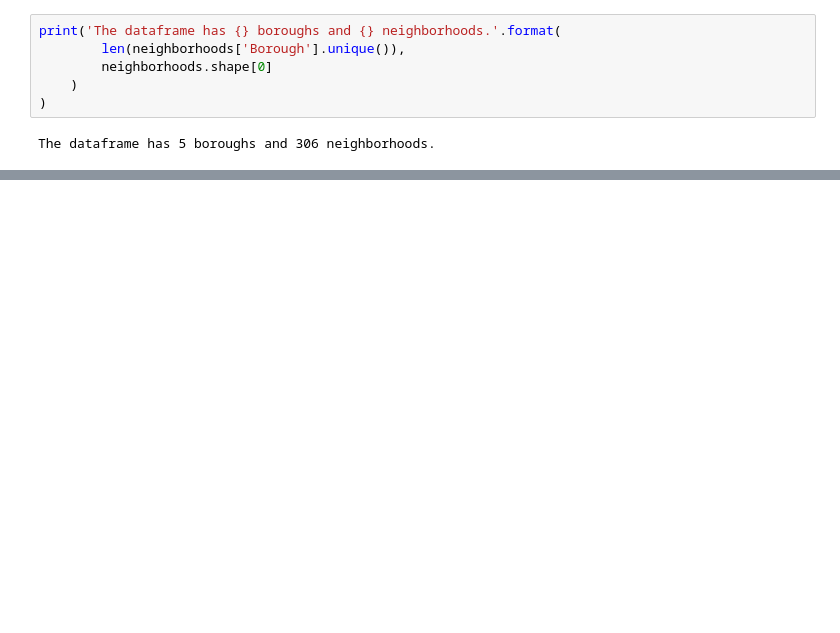
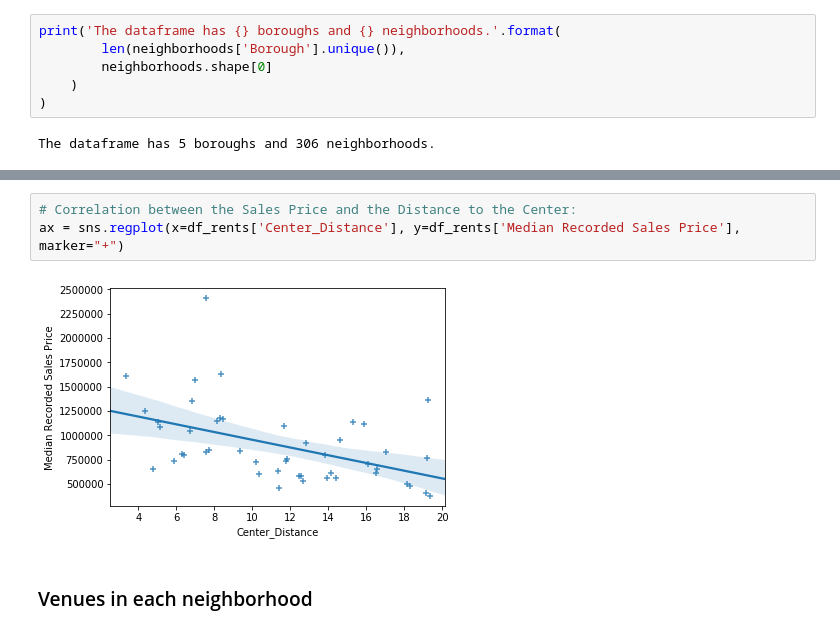
Before and after one commit to Chrisgitdata/Coursera_Capstone, a Jupyter notebook: The Battle of Neighborhoods.ipynb, the cells around one changed output, grey strips where cells are left out. Cells and saved outputs as stored; diff of their text form; blank space fills up the shorter version.

```diff
--- a/The Battle of Neighborhoods.ipynb
+++ b/The Battle of Neighborhoods.ipynb
@@ -200,0 +355,7 @@ map_newyork
+# %%
+# Correlation between the Sales Price and the Distance to the Center:
+ax = sns.regplot(x=df_rents['Center_Distance'], y=df_rents['Median Recorded Sales Price'], marker="+")
+# %% [output]
+[figure, added]
+# %% [markdown]
+### Venues in each neighborhood
```
Also changed, not shown: parts of 76 cells of this notebook.
